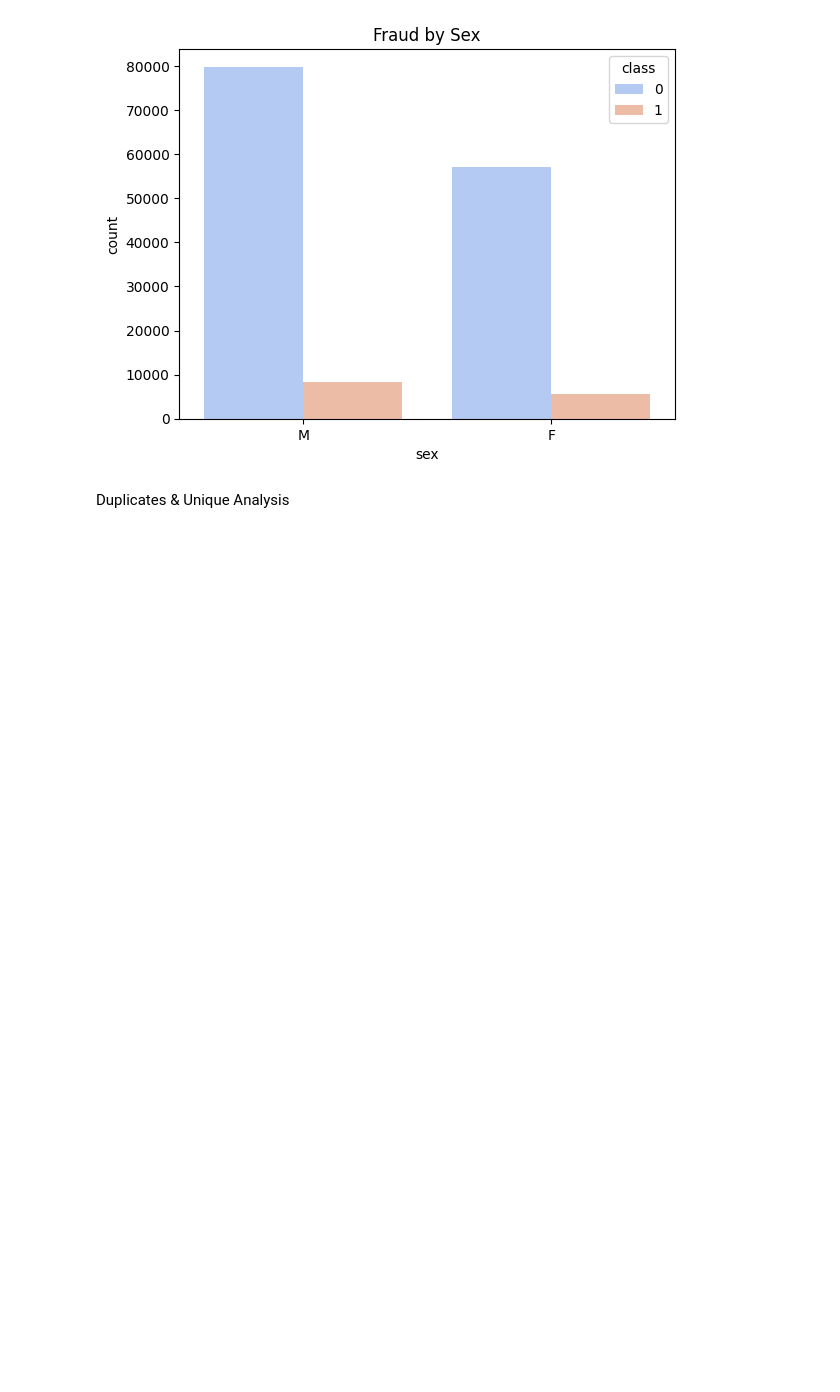
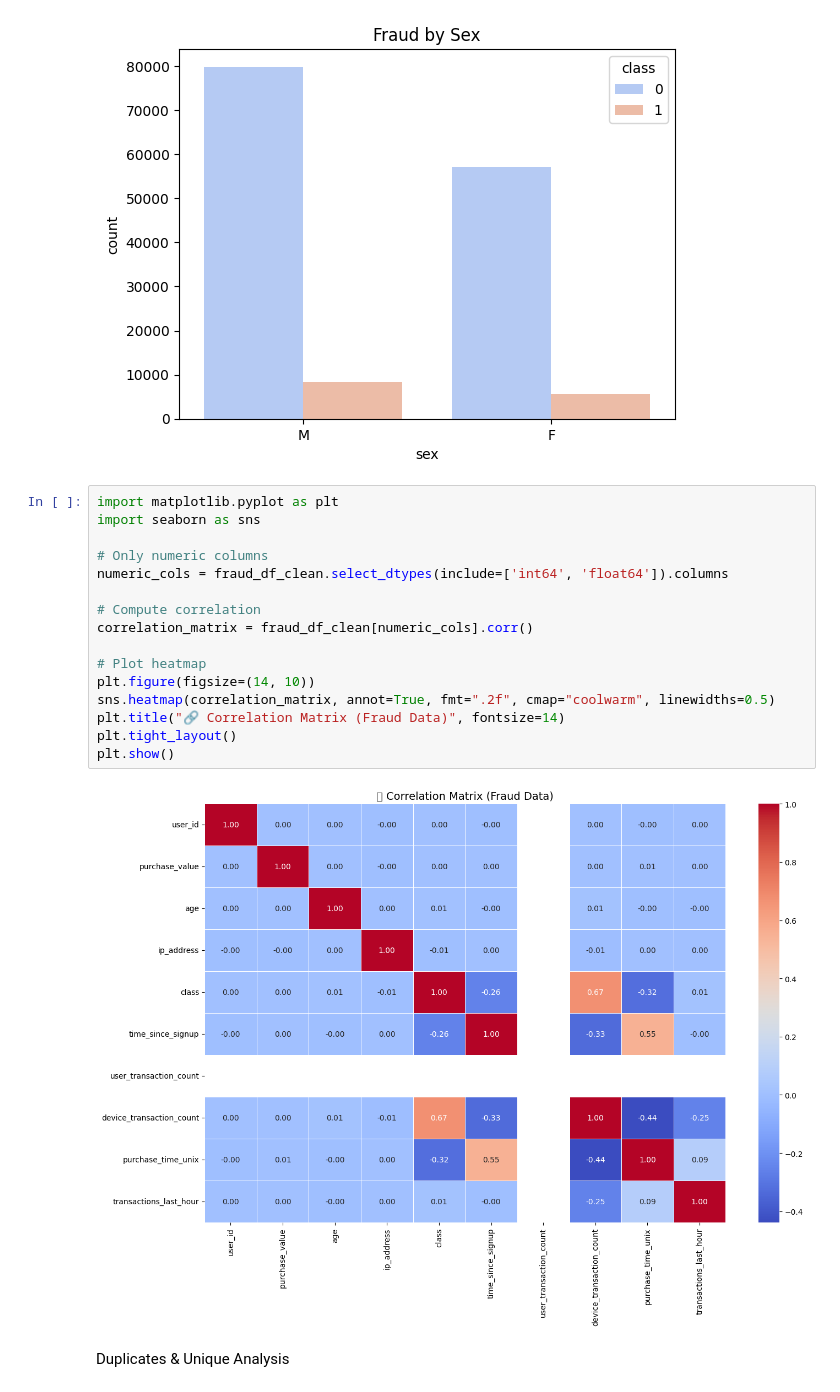
Before and after one commit to Filimon-H/fraud-detection-ecommerce-banking, a Jupyter notebook: notebook/eda_fraud_data.ipynb, the cells around one changed output. Drawn from its saved outputs; the diff is of its cells as text; blank space fills up the shorter version.

Commit message:
Adding Coorelation Map for the fraud Data EDA

```diff
--- a/notebook/eda_fraud_data.ipynb
+++ b/notebook/eda_fraud_data.ipynb
@@ -187,6 +187,24 @@ plt.show()
 [figure]
 [figure]
 [figure]
+# %%
+import matplotlib.pyplot as plt
+import seaborn as sns
+
+# Only numeric columns
+numeric_cols = fraud_df_clean.select_dtypes(include=['int64', 'float64']).columns
+
+# Compute correlation
+correlation_matrix = fraud_df_clean[numeric_cols].corr()
+
+# Plot heatmap
+plt.figure(figsize=(14, 10))
+sns.heatmap(correlation_matrix, annot=True, fmt=".2f", cmap="coolwarm", linewidths=0.5)
+plt.title("🔗 Correlation Matrix (Fraud Data)", fontsize=14)
+plt.tight_layout()
+plt.show()
+# %% [output]
+[figure, added]
 # %% [markdown]
 Duplicates & Unique Analysis
 # %%
```
